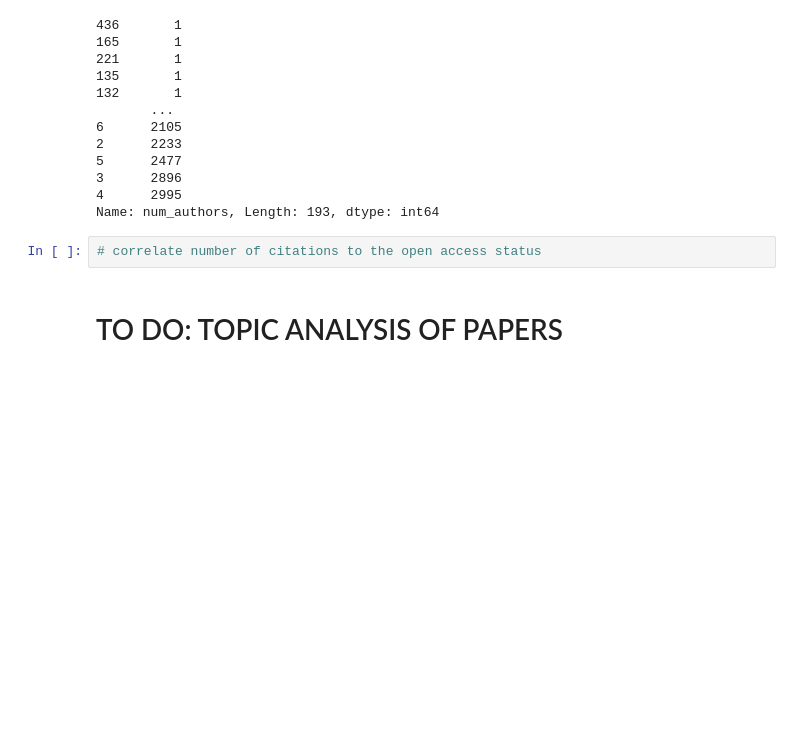
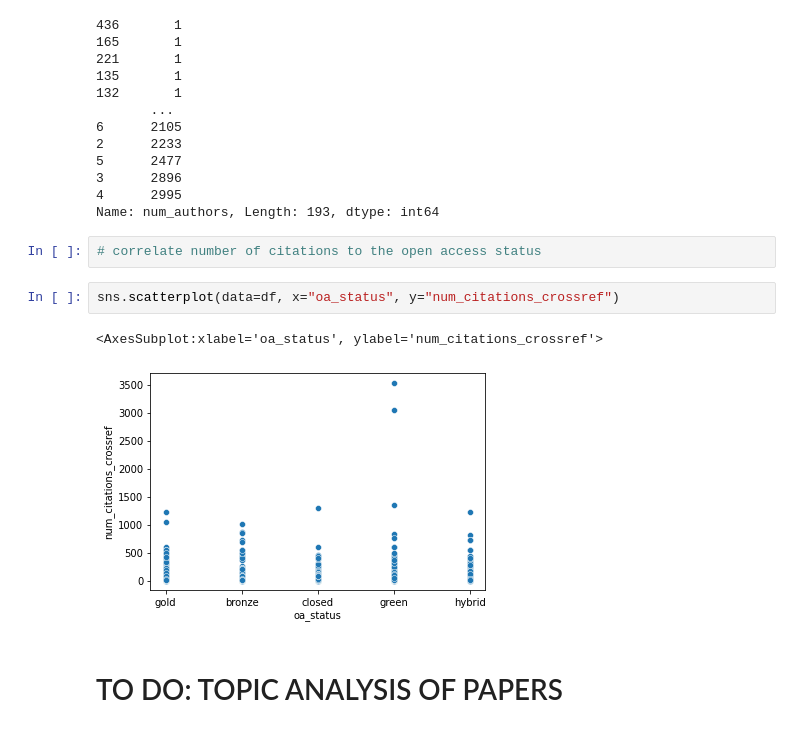
Before and after one commit to yiwen-h/nhs_oa, a Jupyter notebook: notebooks/Basic analysis.ipynb, the cells around one changed output. Drawn from its saved outputs; the diff is of its cells as text; blank space fills up the shorter version.

```diff
--- a/notebooks/Basic analysis.ipynb
+++ b/notebooks/Basic analysis.ipynb
@@ -168,6 +172,11 @@ df.num_authors.value_counts().sort_values()
 Name: num_authors, Length: 193, dtype: int64
 # %%
 # correlate number of citations to the open access status
+# %%
+sns.scatterplot(data=df, x="oa_status", y="num_citations_crossref")
+# %% [output]
+<AxesSubplot:xlabel='oa_status', ylabel='num_citations_crossref'>
+[figure, added]
 # %% [markdown]
 # TO DO: TOPIC ANALYSIS OF PAPERS
 # %%
```
Also changed, not shown: parts of 1 cell of this notebook, 4 other files.
